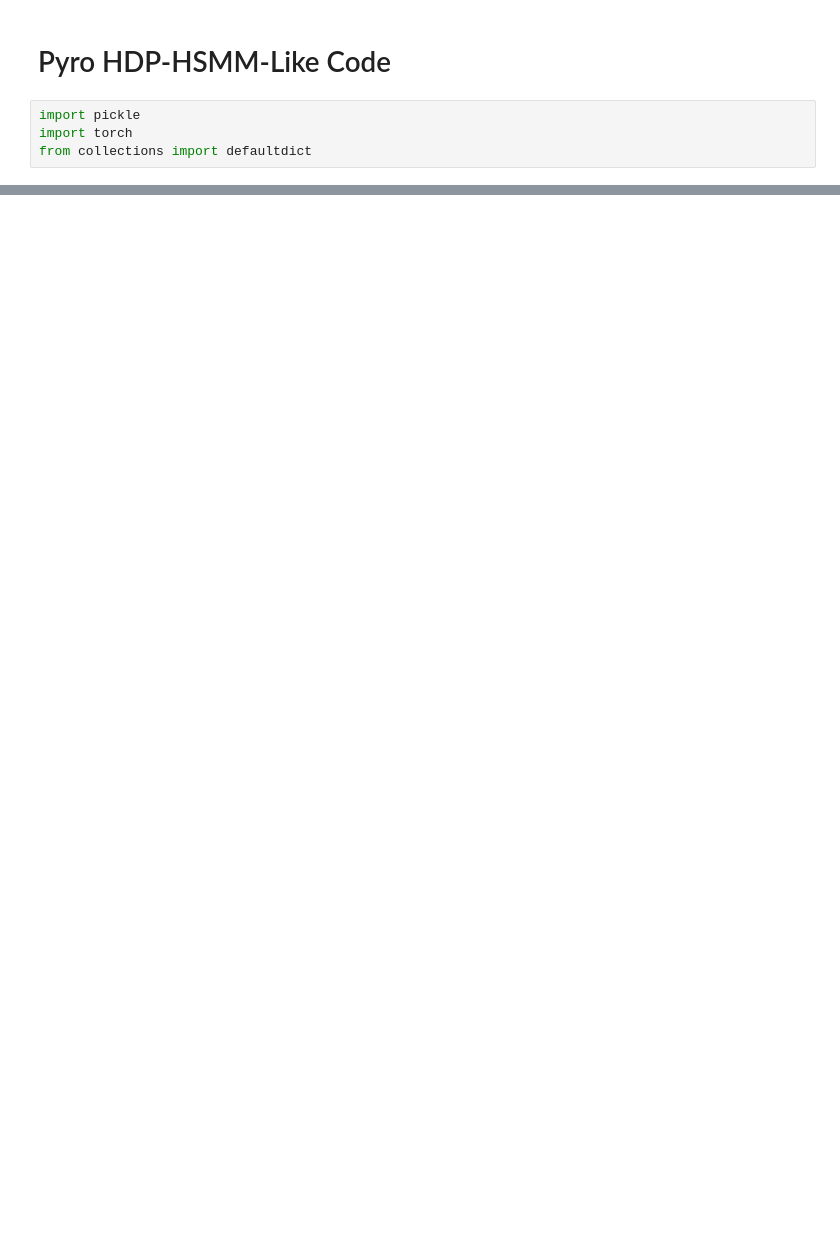
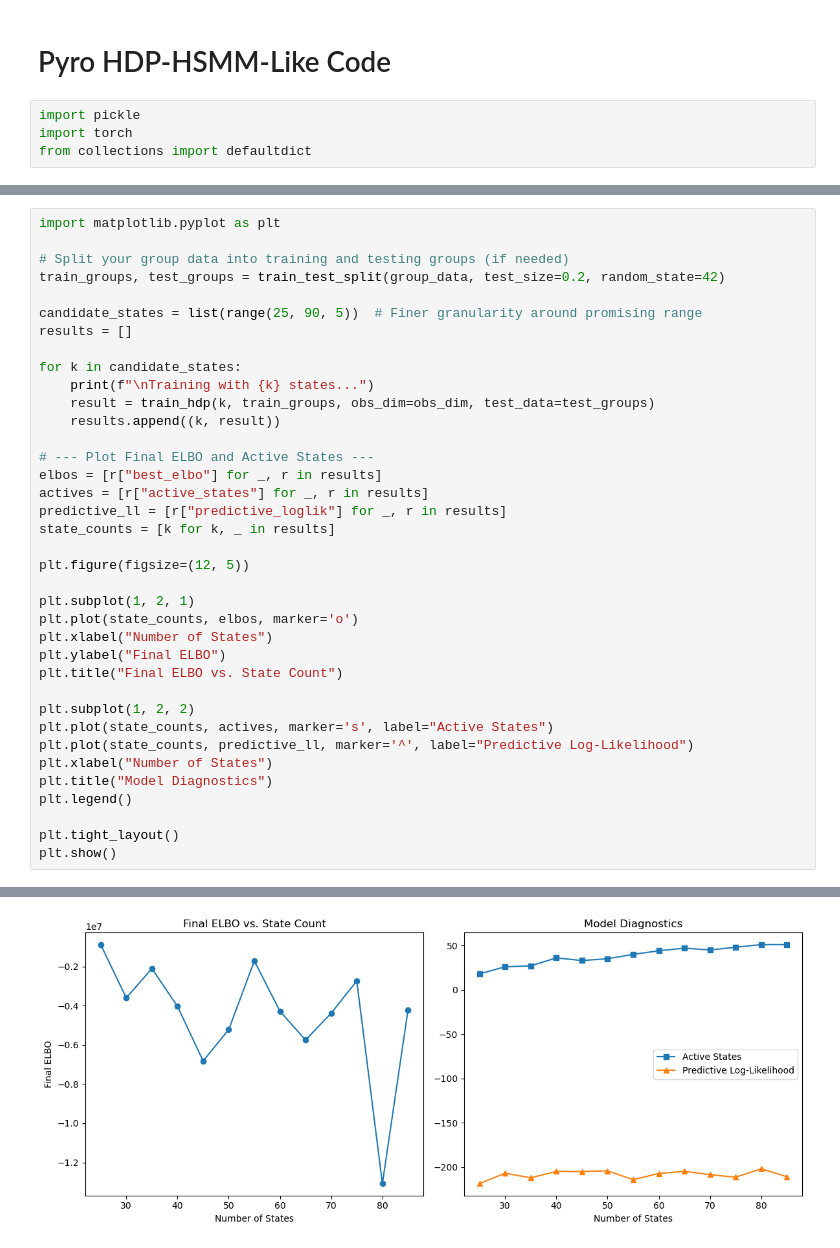
Before and after one commit to alexander-schl/data_challenges, a Jupyter notebook: hdp_hsmm.ipynb, the cells around one changed output, grey strips where cells are left out. Drawn from its saved outputs; the diff is of its cells as text; blank space fills up the shorter version.

```diff
--- a/hdp_hsmm.ipynb
+++ b/hdp_hsmm.ipynb
@@ -185,0 +643,38 @@ plt.show()
+# %%
+import matplotlib.pyplot as plt
+
+# Split your group data into training and testing groups (if needed)
+train_groups, test_groups = train_test_split(group_data, test_size=0.2, random_state=42)
+
+candidate_states = list(range(25, 90, 5))  # Finer granularity around promising range
+results = []
+
+for k in candidate_states:
+    print(f"\nTraining with {k} states...")
+    result = train_hdp(k, train_groups, obs_dim=obs_dim, test_data=test_groups)
+    results.append((k, result))
+
+# --- Plot Final ELBO and Active States ---
+elbos = [r["best_elbo"] for _, r in results]
+actives = [r["active_states"] for _, r in results]
+predictive_ll = [r["predictive_loglik"] for _, r in results]
+state_counts = [k for k, _ in results]
+
+plt.figure(figsize=(12, 5))
+
+plt.subplot(1, 2, 1)
+plt.plot(state_counts, elbos, marker='o')
+plt.xlabel("Number of States")
+plt.ylabel("Final ELBO")
+plt.title("Final ELBO vs. State Count")
+
+plt.subplot(1, 2, 2)
+plt.plot(state_counts, actives, marker='s', label="Active States")
+plt.plot(state_counts, predictive_ll, marker='^', label="Predictive Log-Likelihood")
+plt.xlabel("Number of States")
+plt.title("Model Diagnostics")
+plt.legend()
+
+plt.tight_layout()
+plt.show()
+# %% [output]
@@ -185,0 +698 @@ plt.show()
+[figure, added]
```
Also changed, not shown: parts of 14 cells of this notebook.
